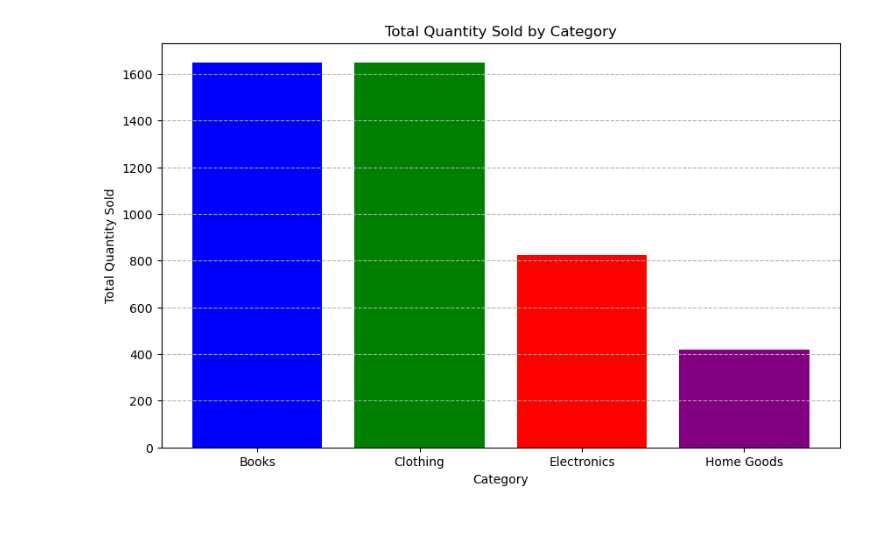
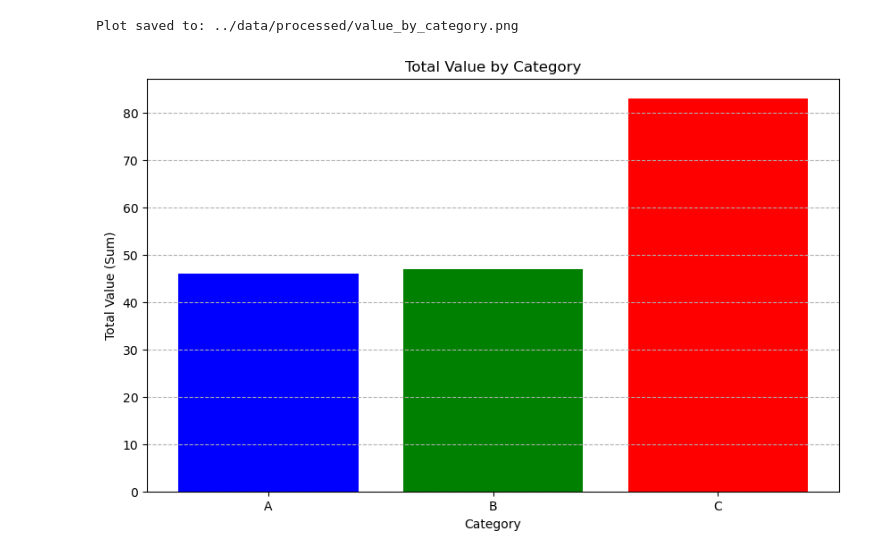
Before and after one commit to JonasWooh/bootcamp_Jonas_Wu, a Jupyter notebook: homework/homework3/notebooks/hw03_python_fundamentals.ipynb, the cells around one changed output. Saved outputs shown, nothing was run; the diff lists cells and outputs as text; code cells hidden in the pictures; blank space fills up the shorter version.

```diff
--- a/homework/homework3/notebooks/hw03_python_fundamentals.ipynb
+++ b/homework/homework3/notebooks/hw03_python_fundamentals.ipynb
@@ -34,0 +35,11 @@ Time taken with vectorized operation: 0.002024 seconds
+# %%
+import pandas as pd
+import os
+
+file_path = '../data/starter_data.csv'
+
+df = pd.read_csv(file_path)
+
+df.info()
+
+df.head()
@@ -40,6 +68,8 @@ sys.path.append('../src')
 
 # Import the function from our utility script
 from utils import get_summary_stats
+
+numeric_summary, category_summary = get_summary_stats(df)
 # %%
 output_dir = '../data/processed'
 # Create the processed data directory just in case it doesn't exist
@@ -55,16 +85,20 @@ category_summary.to_csv(groupby_output_path, index=False)
 # %%
 import matplotlib.pyplot as plt
 # %%
+# Create the plot using the 'sum_value' column
 plt.figure(figsize=(10, 6))
-plt.bar(category_summary['category'], category_summary['total_quantity_sold'], color=['blue', 'green', 'red', 'purple'])
-plt.title('Total Quantity Sold by Category')
+plt.bar(category_summary['category'], category_summary['sum_value'], color=['blue', 'green', 'red'])
+plt.title('Total Value by Category')
 plt.xlabel('Category')
-plt.ylabel('Total Quantity Sold')
+plt.ylabel('Total Value (Sum)')
 plt.grid(axis='y', linestyle='--')
 
-plot_path = os.path.join(output_dir, 'quantity_sold_by_category.png')
+# Define the save path for the plot
+plot_path = os.path.join(output_dir, 'value_by_category.png')
 plt.savefig(plot_path)
+print(f"Plot saved to: {plot_path}")
 
 plt.show()
 # %% [output]
+Plot saved to: ../data/processed/value_by_category.png
-[figure, old version]
+[figure, new version]
```
Also changed, not shown: parts of 2 cells of this notebook, 6 other files.
